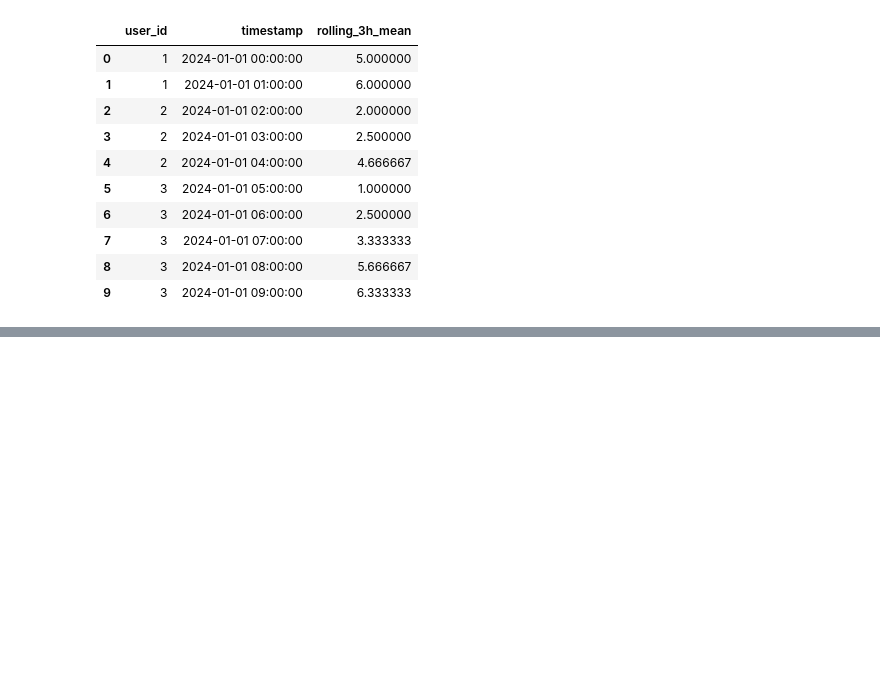
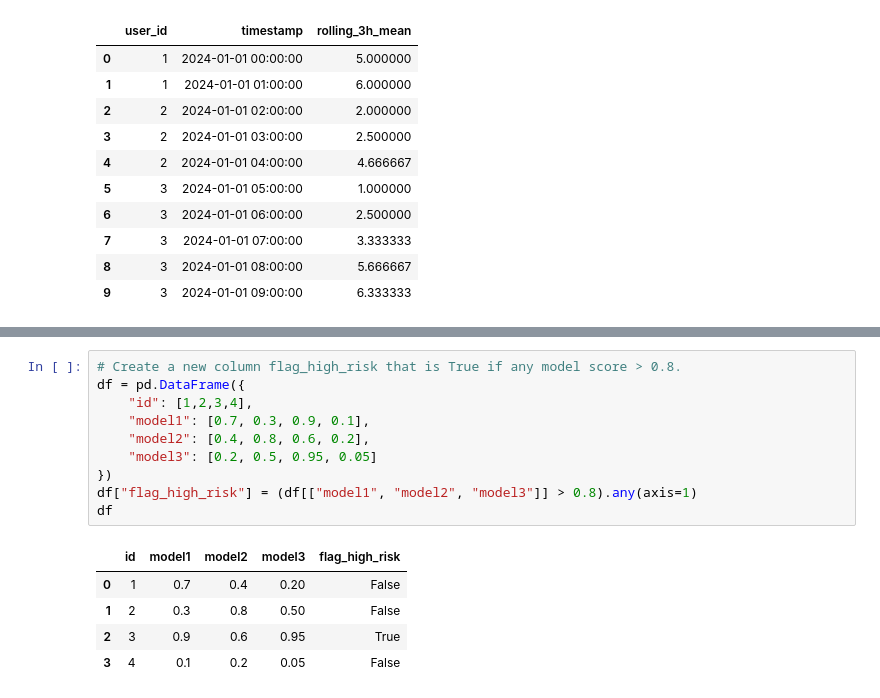
Before and after one commit to pxs1990/Data_Science_projects, a Jupyter notebook: py_coding.ipynb, the cells around one changed output, grey strips where cells are left out. Cells and saved outputs as stored; diff of their text form; blank space fills up the shorter version.

```diff
--- a/py_coding.ipynb
+++ b/py_coding.ipynb
@@ -264,0 +339,16 @@ step2
+# %%
+# Create a new column flag_high_risk that is True if any model score > 0.8.
+df = pd.DataFrame({
+    "id": [1,2,3,4],
+    "model1": [0.7, 0.3, 0.9, 0.1],
+    "model2": [0.4, 0.8, 0.6, 0.2],
+    "model3": [0.2, 0.5, 0.95, 0.05]
+})
+df["flag_high_risk"] = (df[["model1", "model2", "model3"]] > 0.8).any(axis=1)
+df
+# %% [output]
+|  | id | model1 | model2 | model3 | flag_high_risk |
+| 0 | 1 | 0.7 | 0.4 | 0.20 | False |
+| 1 | 2 | 0.3 | 0.8 | 0.50 | False |
+| 2 | 3 | 0.9 | 0.6 | 0.95 | True |
+| 3 | 4 | 0.1 | 0.2 | 0.05 | False |
```
Also changed, not shown: parts of 6 cells of this notebook.
